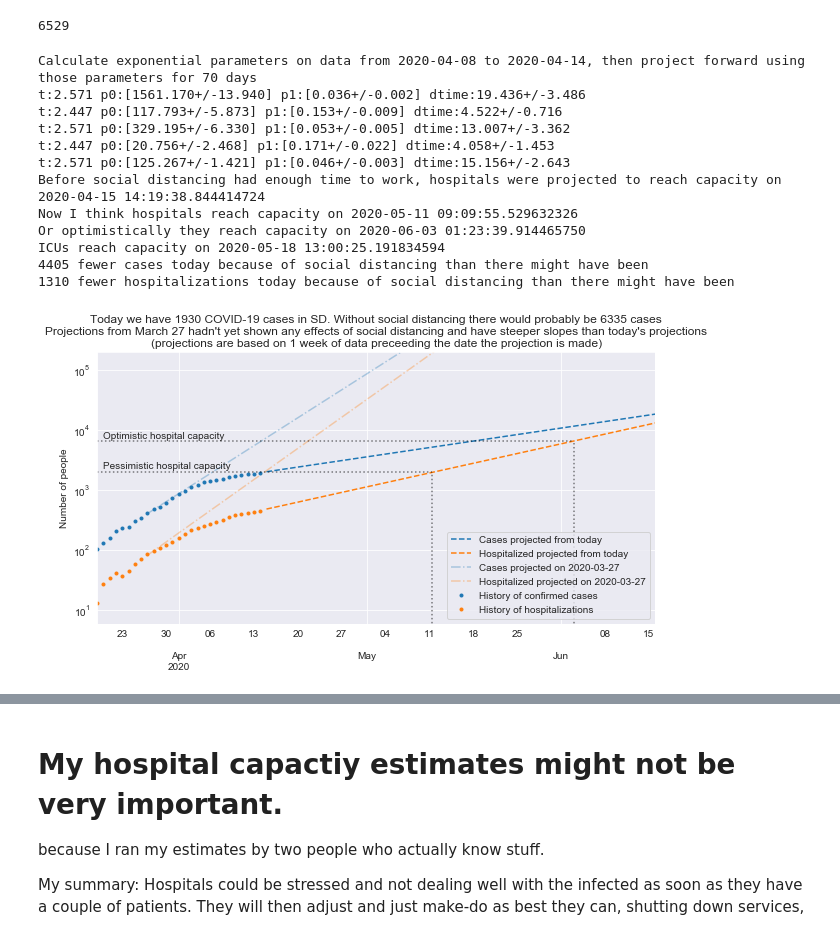
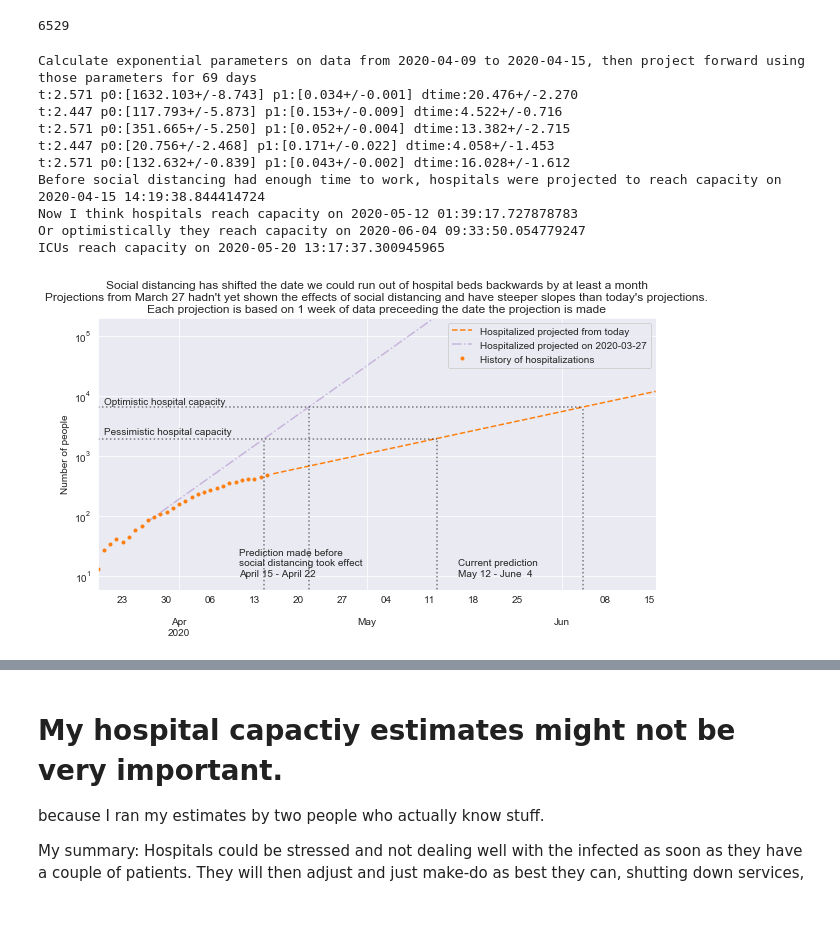
Before and after one commit to jasongfleischer/SanDiegoCountyCOVID19, a Jupyter notebook: San Diego Country Coronavirus History.ipynb, the cells around one changed output, grey strips where cells are left out. Drawn from its saved outputs; the diff is of its cells as text; code cells hidden in the pictures.

```diff
--- a/San Diego Country Coronavirus History.ipynb
+++ b/San Diego Country Coronavirus History.ipynb
@@ -648,6 +665,7 @@ doubling_time, ci95, icu_p_est, icu_p_cov = estimate_doubling_time(icu[fromdate:
 hospital_capacity = days_to_value(hosp_p_est,availbeds)
 hospital_capacityO = days_to_value(hosp_p_est,availbedsO)
 orig_hospital_capacity = days_to_value(orig_hosp_p_est,availbeds)
+orig_hospital_capacityO = days_to_value(orig_hosp_p_est,availbedsO)
 print('Before social distancing had enough time to work, hospitals were projected to reach capacity on {}'.format(pd.Timestamp('2020-03-20') + pd.Timedelta('1 day')*orig_hospital_capacity))
 
 print('Now I think hospitals reach capacity on {}'.format(pd.Timestamp(fromdate) + pd.Timedelta('1 day')*hospital_capacity))
@@ -660,90 +678,93 @@ print('ICUs reach capacity on {}'.format(pd.Timestamp(fromdate) + pd.Timedelta('
 
 
 
-projcases = pd.DataFrame(exfunc(range(0,daystoproj),case_p_est[0],case_p_est[1]),
-                        index=pd.date_range(start=fromdate,periods=daystoproj)
-                        ).astype(int)
+
 projhosp = pd.DataFrame(exfunc(range(0,daystoproj),hosp_p_est[0],hosp_p_est[1]),
                         index=pd.date_range(start=fromdate,periods=daystoproj)
                         ).astype(int)
 
-projcases.columns = ['Cases projected from today']
+
 projhosp.columns = ['Hospitalized projected from today']
 
-projected = pd.merge(projcases,projhosp,left_index=True,right_index=True,how='outer')
-projected = projected[startproj:]
+projected = projhosp[startproj:]
 
-orig_projcases = pd.DataFrame(exfunc(range(0,daysfwd),orig_case_p_est[0],orig_case_p_est[1]),
-                        index=pd.date_range(start='2020-03-19',periods=daysfwd)
-                        ).astype(int)
+
 orig_projhosp = pd.DataFrame(exfunc(range(0,daysfwd),orig_hosp_p_est[0],orig_hosp_p_est[1]),
                         index=pd.date_range(start='2020-03-19',periods=daysfwd)
                         ).astype(int)
 
-orig_projcases.columns = ['Cases projected on 2020-03-27']
 orig_projhosp.columns = ['Hospitalized projected on 2020-03-27']
 
-orig_projected = pd.merge(orig_projcases,orig_projhosp,left_index=True,right_index=True,how='outer')
-orig_projected = orig_projected['2020-03-27':]
+orig_projected = orig_projhosp['2020-03-27':]
 
 
-actual = pd.merge(cases.rename('History of confirmed cases'), hospitalizations.rename('History of hospitalizations'),left_index=True,right_index=True,how='outer' )
+actual = hospitalizations.rename('History of hospitalizations')
 actual.index = pd.DatetimeIndex(actual.index)
 
 fig, ax = plt.subplots(figsize=(10, 5))
 projected.plot(
-    title=('Today we have {} COVID-19 cases in SD. Without social distancing there would probably be {} cases\n' +
-    'Projections from March 27 hadn\'t yet shown any effects of social distancing and have steeper slopes than today\'s projections\n' +
-    '(projections are based on 1 week of data preceeding the date the projection is made)').format(
-        actual.loc[today,'History of confirmed cases'],
-        orig_projected.loc[today,'Cases projected on 2020-03-27'])
-    ,ax=ax,logy=True,linestyle='--');
-orig_projected.plot(ax=ax,logy=True,color=colors,linestyle='-.',alpha=0.33)
-actual.plot(ax=ax,logy=True,color=colors,marker='.',linestyle='');
+    title=('Social distancing has shifted the date we could run out of hospital beds backwards by at least a month\n'+
+           'Projections from March 27 hadn\'t yet shown the effects of social distancing and have steeper slopes than today\'s projections.\n' +
+    'Each projection is based on 1 week of data preceeding the date the projection is made'
+          )
+    ,ax=ax,logy=True,linestyle='--',color=colors[1]);
+orig_projected.plot(ax=ax,logy=True,color=colors[4],linestyle='-.',alpha=0.4)
+actual.plot(ax=ax,logy=True,color=colors[1],marker='.',linestyle='');
 
-print('{} fewer cases today because of social distancing than there might have been '.format(
-    orig_projected.loc[today,'Cases projected on 2020-03-27'] - actual.loc[today,'History of confirmed cases'] ))
-print('{} fewer hospitalizations today because of social distancing than there might have been '.format(
-    orig_projected.loc[today,'Hospitalized projected on 2020-03-27'] - actual.loc[today,'History of hospitalizations'] ))
-
+ts1 = pd.Timestamp(fromdate) + pd.Timedelta('1 day')*hospital_capacity
+ts2 = pd.Timestamp(fromdate) + pd.Timedelta('1 day')*hospital_capacityO
 
 plt.ylabel('Number of people');
 
 shiftvline = (pd.Timestamp(fromdate) - pd.Timestamp('2020-03-19')).days
 xmn = ax.get_xbound()[0]
 xmx = (hospital_capacity + xmn + shiftvline)
 ymn = 0
 ymx = availbeds
 ax.plot([xmn, xmx], [ymx,ymx], linestyle=':', color='k', alpha=0.5);
 ax.plot([xmx, xmx], [ymn,ymx], linestyle=':', color='k', alpha=0.5);
 ax.annotate('Pessimistic hospital capacity',
             xy=(xmn+1, 2300), xycoords='data', fontsize=10);
+# original capacity date
+xmx = orig_hospital_capacity + xmn
+ax.plot([xmx, xmx], [ymn,ymx], linestyle=':', color='k', alpha=0.5);
+ax.annotate('Prediction made before\nsocial distancing took effect\nApril 15 - April 22',
+            xy=(xmx-4, 10), xycoords='data', fontsize=10);
+
+
+
 xmn = ax.get_xbound()[0]
 xmx = (hospital_capacityO + xmn + shiftvline)
 ymn = 0
 ymx = availbedsO
 ax.plot([xmn, xmx], [ymx,ymx], linestyle=':', color='k', alpha=0.5);
 ax.plot([xmx, xmx], [ymn,ymx], linestyle=':', color='k', alpha=0.5);
 ax.annotate('Optimistic hospital capacity',
             xy=(xmn+1, 7200), xycoords='data', fontsize=10);
+ax.annotate('Current prediction\n{} - {}'.format(ts1.strftime('%B %e'), ts2.strftime('%B %e')),
+            xy=(xmx-20, 10), xycoords='data', fontsize=10);
+
+
+# original capacity date
+xmx = orig_hospital_capacityO + xmn
+ax.plot([xmx, xmx], [ymn,ymx], linestyle=':', color='k', alpha=0.5);
+
 
 lims = list(plt.ylim())
 lims[1] = 2.0*10**5
 plt.ylim(lims)
 
 plt.legend(loc='best')#, bbox_to_anchor=(0., .5, 1., 0.5))
 plt.savefig('Plots/hospitalcapacity-compare.png',dpi=300);
 # %% [output]
-Calculate exponential parameters on data from 2020-04-08 to 2020-04-14, then project forward using those parameters for 70 days
-t:2.571 p0:[1561.170+/-13.940] p1:[0.036+/-0.002] dtime:19.436+/-3.486
+Calculate exponential parameters on data from 2020-04-09 to 2020-04-15, then project forward using those parameters for 69 days
+t:2.571 p0:[1632.103+/-8.743] p1:[0.034+/-0.001] dtime:20.476+/-2.270
 t:2.447 p0:[117.793+/-5.873] p1:[0.153+/-0.009] dtime:4.522+/-0.716
-t:2.571 p0:[329.195+/-6.330] p1:[0.053+/-0.005] dtime:13.007+/-3.362
+t:2.571 p0:[351.665+/-5.250] p1:[0.052+/-0.004] dtime:13.382+/-2.715
 t:2.447 p0:[20.756+/-2.468] p1:[0.171+/-0.022] dtime:4.058+/-1.453
-t:2.571 p0:[125.267+/-1.421] p1:[0.046+/-0.003] dtime:15.156+/-2.643
+t:2.571 p0:[132.632+/-0.839] p1:[0.043+/-0.002] dtime:16.028+/-1.612
 Before social distancing had enough time to work, hospitals were projected to reach capacity on 2020-04-15 14:19:38.844414724
-Now I think hospitals reach capacity on 2020-05-11 09:09:55.529632326
-Or optimistically they reach capacity on 2020-06-03 01:23:39.914465750
-ICUs reach capacity on 2020-05-18 13:00:25.191834594
-4405 fewer cases today because of social distancing than there might have been
-1310 fewer hospitalizations today because of social distancing than there might have been
+Now I think hospitals reach capacity on 2020-05-12 01:39:17.727878783
+Or optimistically they reach capacity on 2020-06-04 09:33:50.054779247
+ICUs reach capacity on 2020-05-20 13:17:37.300945965
-[figure, old version]
+[figure, new version]
```
Also changed, not shown: parts of 12 cells of this notebook, 11 other files.
